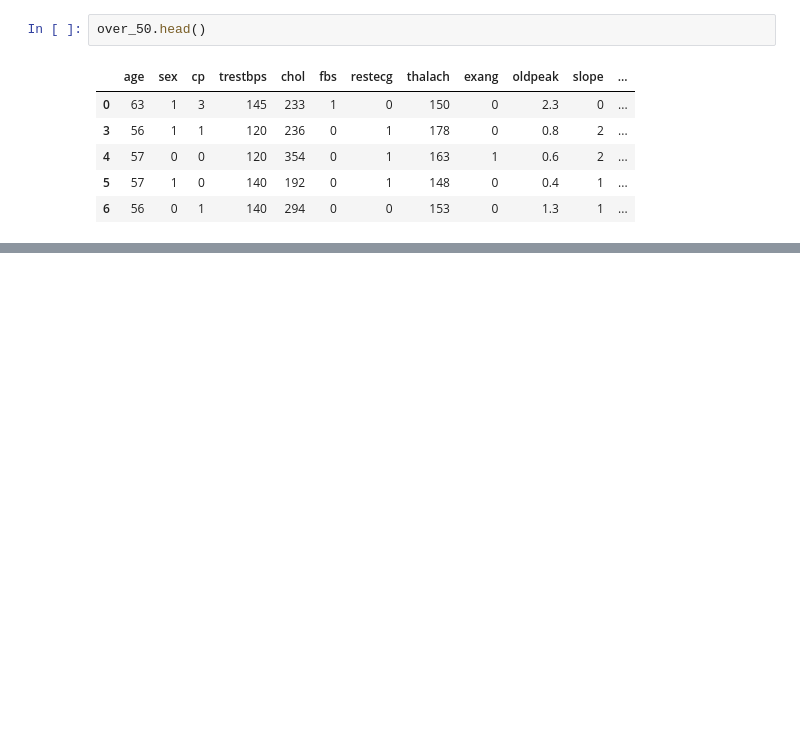
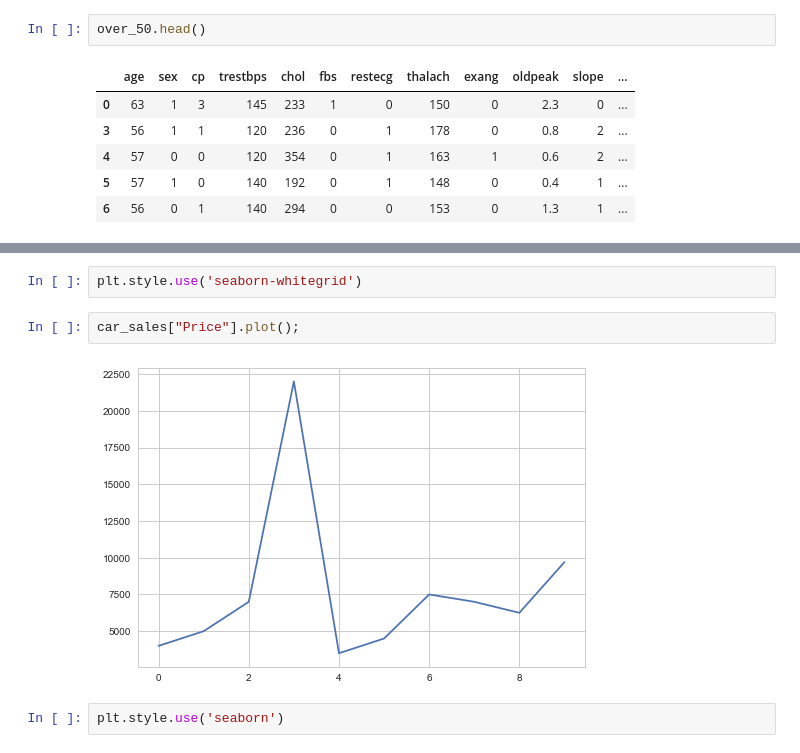
Before and after one commit to liwangcherish/learning-notes-Complete-A.I.-Machine-Learning-Data-Science-Bootcamp, a Jupyter notebook: Matplotlib Plotting and Data Visualization.ipynb, the cells around one changed output, grey strips where cells are left out. Drawn from its saved outputs; the diff is of its cells as text; blank space fills up the shorter version.

```diff
--- a/Matplotlib Plotting and Data Visualization.ipynb
+++ b/Matplotlib Plotting and Data Visualization.ipynb
@@ -565,0 +615,8 @@ NameError: name 'plt' is not defined
+# %%
+plt.style.use('seaborn-whitegrid')
+# %%
+car_sales["Price"].plot();
+# %% [output]
+[figure, added]
+# %%
+plt.style.use('seaborn')
```
Also changed, not shown: parts of 26 cells of this notebook, 3 other files.
